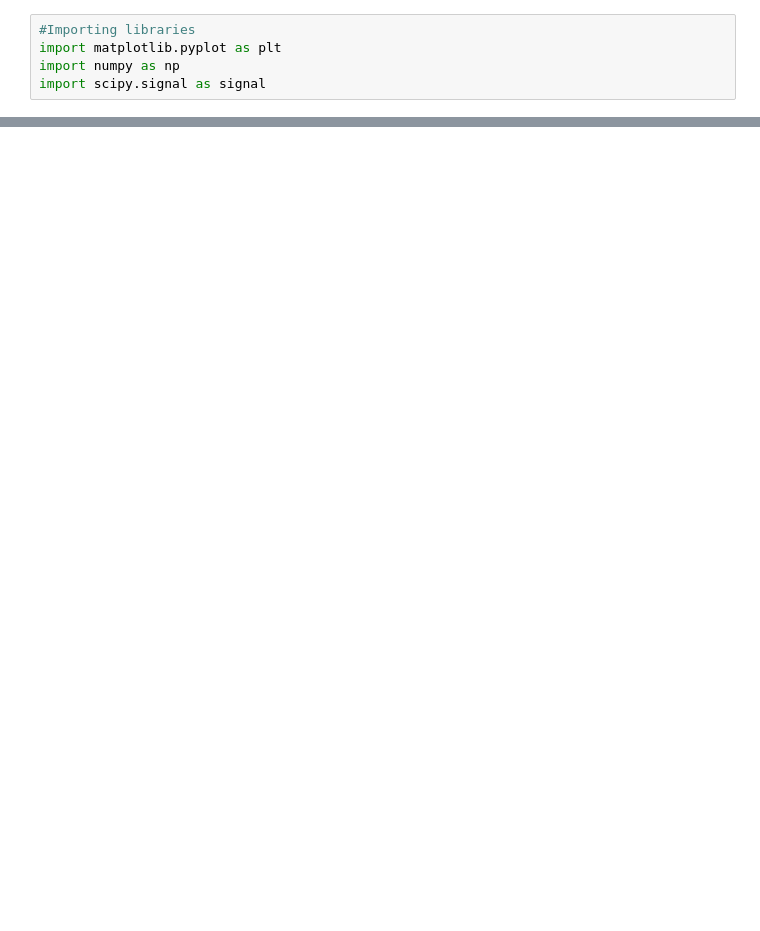
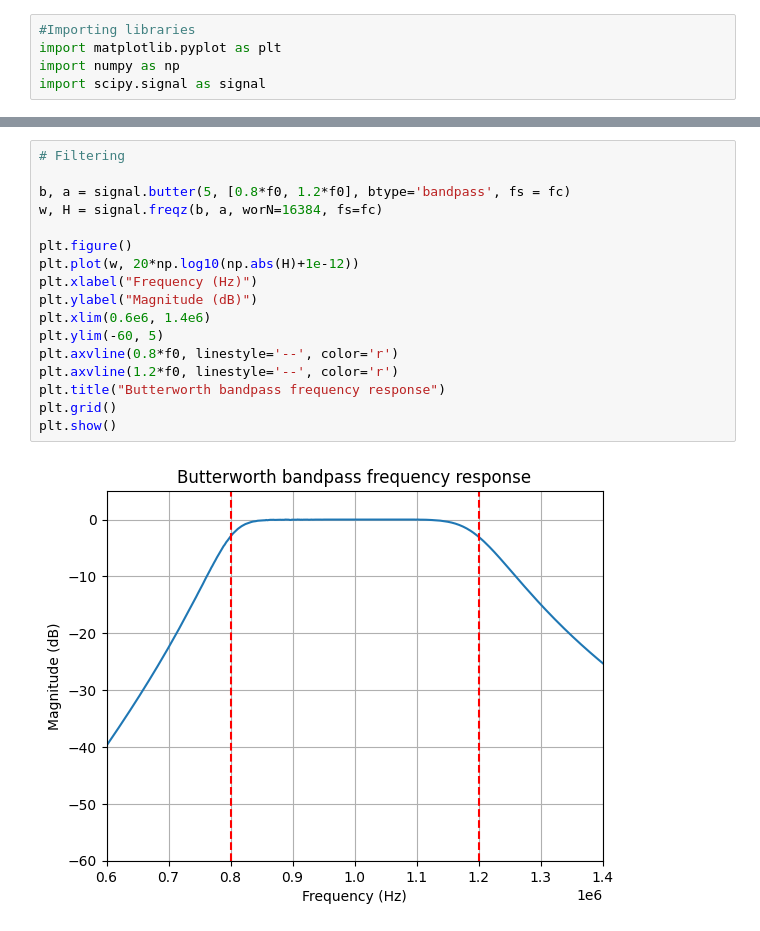
Before and after one commit to Sandermi99/MEDT4165, a Jupyter notebook: Exercise1_SPUltrasound.ipynb, the cells around one changed output, grey strips where cells are left out. Drawn from its saved outputs; the diff is of its cells as text; blank space fills up the shorter version.

```diff
--- a/Exercise1_SPUltrasound.ipynb
+++ b/Exercise1_SPUltrasound.ipynb
@@ -117,0 +118,19 @@ plt.show()
+# %%
+# Filtering
+
+b, a = signal.butter(5, [0.8*f0, 1.2*f0], btype='bandpass', fs = fc)
+w, H = signal.freqz(b, a, worN=16384, fs=fc)
+
+plt.figure()
+plt.plot(w, 20*np.log10(np.abs(H)+1e-12))
+plt.xlabel("Frequency (Hz)")
+plt.ylabel("Magnitude (dB)")
+plt.xlim(0.6e6, 1.4e6)
+plt.ylim(-60, 5)
+plt.axvline(0.8*f0, linestyle='--', color='r')
+plt.axvline(1.2*f0, linestyle='--', color='r')
+plt.title("Butterworth bandpass frequency response")
+plt.grid()
+plt.show()
+# %% [output]
+[figure, added]
```
Also changed, not shown: parts of 7 cells of this notebook.
